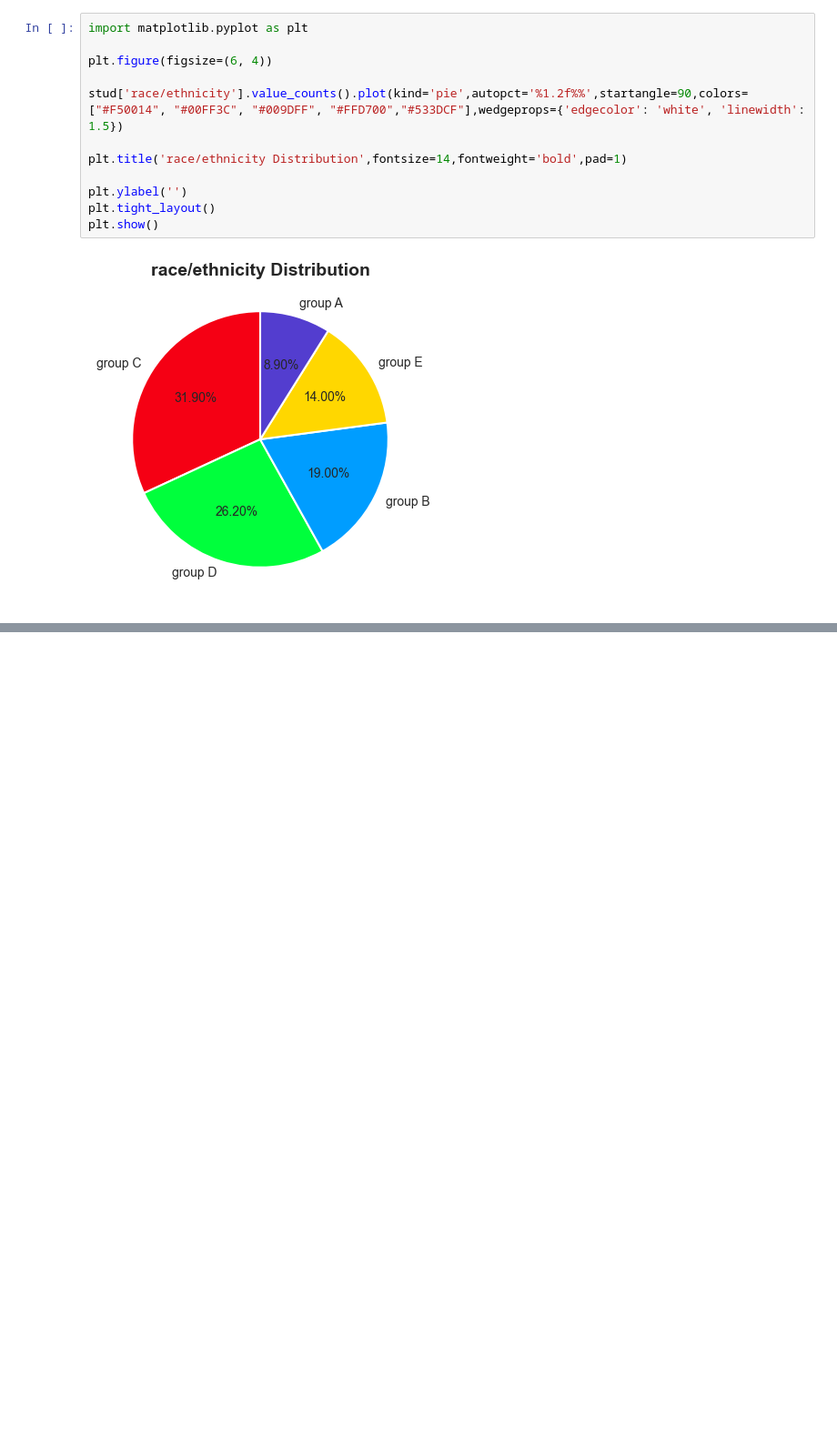
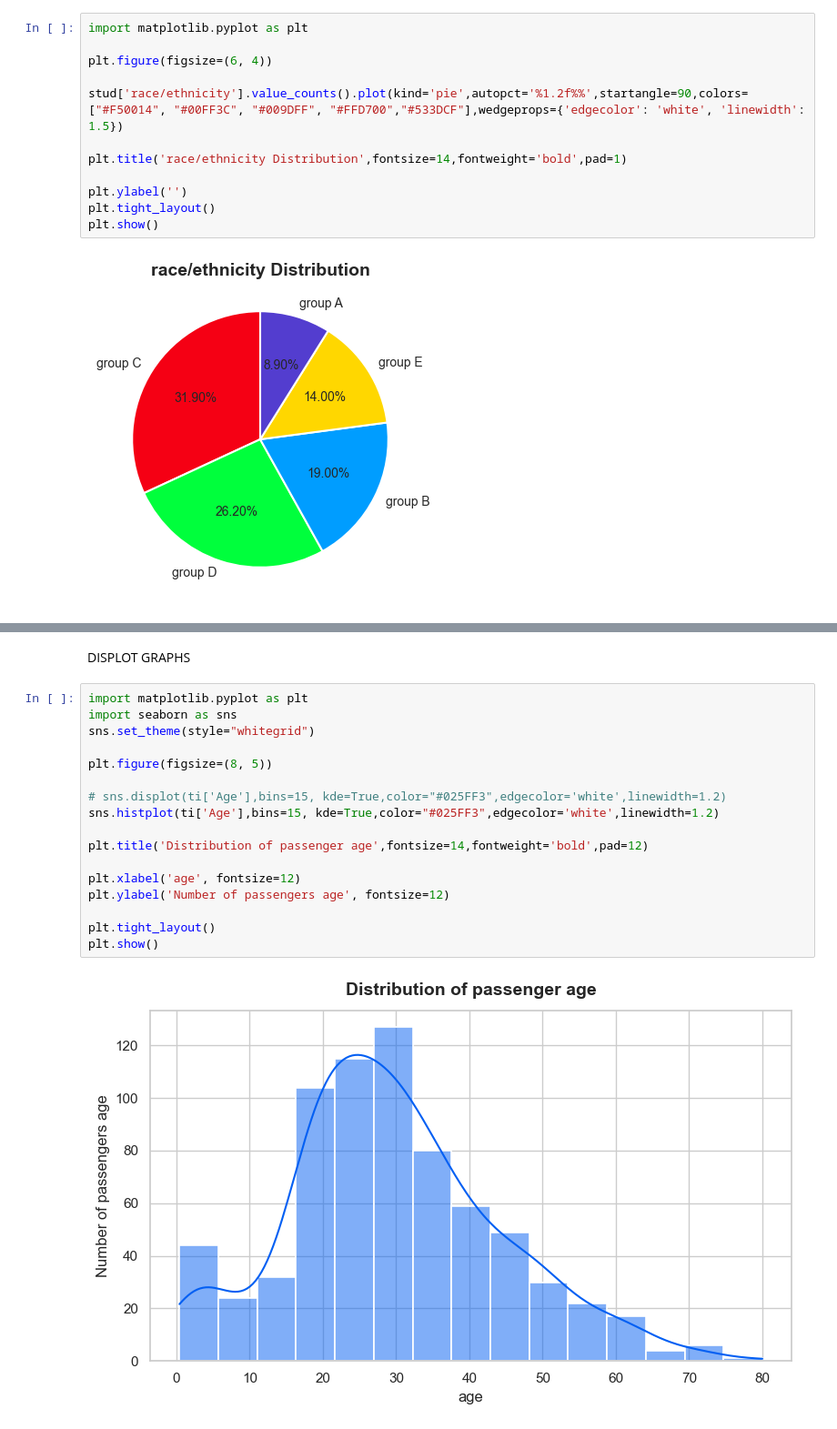
Before and after one commit to vanshdhameliya194-afk/vansh, a Jupyter notebook: demo.ipynb, the cells around one changed output, grey strips where cells are left out. Shown at 91% size. Drawn from its saved outputs; the diff is of its cells as text; blank space fills up the shorter version.

```diff
--- a/demo.ipynb
+++ b/demo.ipynb
@@ -341,0 +365,21 @@ plt.show()
+# %% [markdown]
+DISPLOT GRAPHS
+# %%
+import matplotlib.pyplot as plt
+import seaborn as sns
+sns.set_theme(style="whitegrid")
+
+plt.figure(figsize=(8, 5))
+
+# sns.displot(ti['Age'],bins=15, kde=True,color="#025FF3",edgecolor='white',linewidth=1.2)
+sns.histplot(ti['Age'],bins=15, kde=True,color="#025FF3",edgecolor='white',linewidth=1.2)
+
+plt.title('Distribution of passenger age',fontsize=14,fontweight='bold',pad=12)
+
+plt.xlabel('age', fontsize=12)
+plt.ylabel('Number of passengers age', fontsize=12)
+
+plt.tight_layout()
+plt.show()
+# %% [output]
+[figure, added]
```
Also changed, not shown: parts of 24 cells of this notebook.
